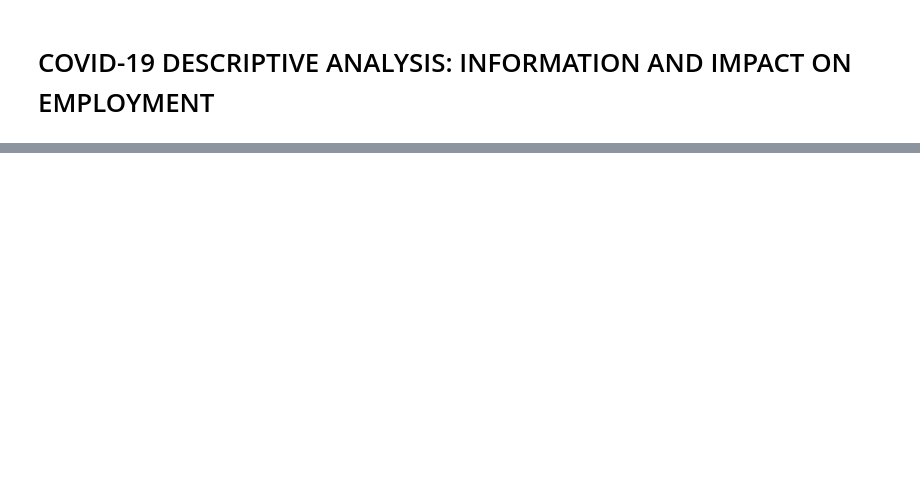
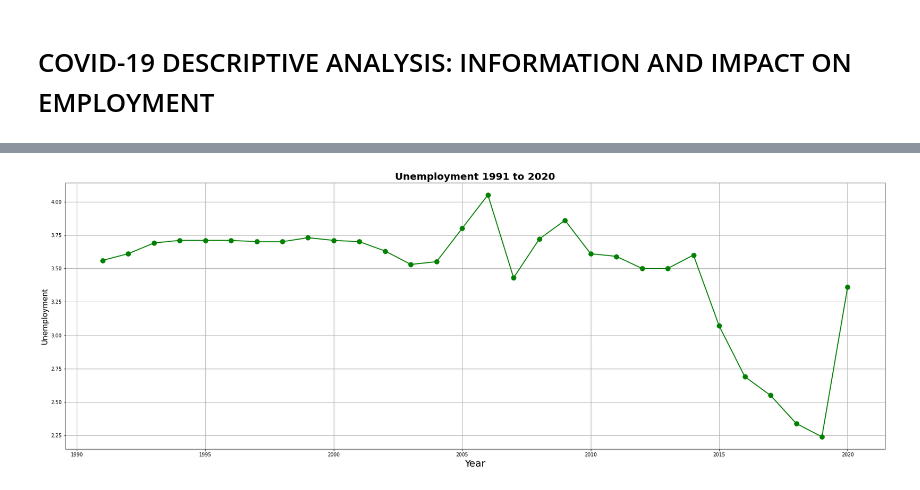
Before and after one commit to maezie19-02475/3206-The-Conquerors, a Jupyter notebook: COVID_19_DESCRIPTIVE_ANALYSIS_INFORMATION_AND_IMPACT_ON_EMPLOYMENT.ipynb, the cells around one changed output, grey strips where cells are left out. Drawn from its saved outputs; the diff is of its cells as text; code cells hidden in the pictures; blank space fills up the shorter version.

Commit message:
Changing Datasets and Codes

```diff
--- a/COVID_19_DESCRIPTIVE_ANALYSIS_INFORMATION_AND_IMPACT_ON_EMPLOYMENT.ipynb
+++ b/COVID_19_DESCRIPTIVE_ANALYSIS_INFORMATION_AND_IMPACT_ON_EMPLOYMENT.ipynb
@@ -348,0 +11,5 @@ plt.show()
+# %%
+url = 'https://raw.githubusercontent.com/maezie19-02475/ITBA-3206-The-Conquerors/main/Datasets/Datasets.csv'
+# %%
+data1= pd.read_csv(url)
+data1.head(30)
@@ -348,0 +34,16 @@ plt.show()
+# %%
+f = plt.figure()
+f.set_figwidth(30)
+f.set_figheight(10)
+
+#plotting
+year = data1["Year"]
+percentage = data1["Unemployment"]
+plt.plot(year, percentage, 'o-', color="green", ms = 9.5, linewidth = 2,)
+plt.title("Unemployment 1991 to 2020", fontweight="bold", fontsize = 20)
+plt.xlabel("Year", fontsize = 20)
+plt.ylabel("Unemployment",fontsize = 15)
+plt.grid(linestyle = '-', linewidth = 1.0)
+plt.show()
+# %% [output]
+[figure, added]
```
Also changed, not shown: parts of 40 cells of this notebook.
